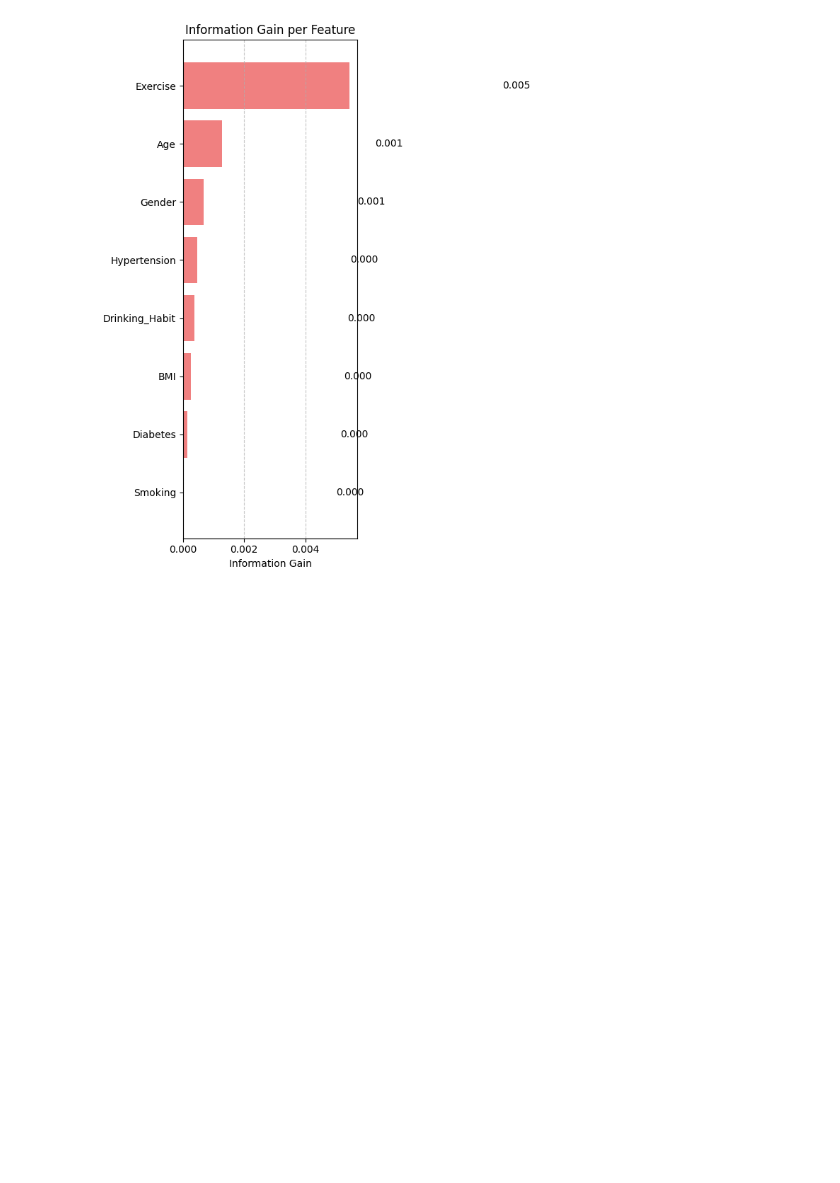
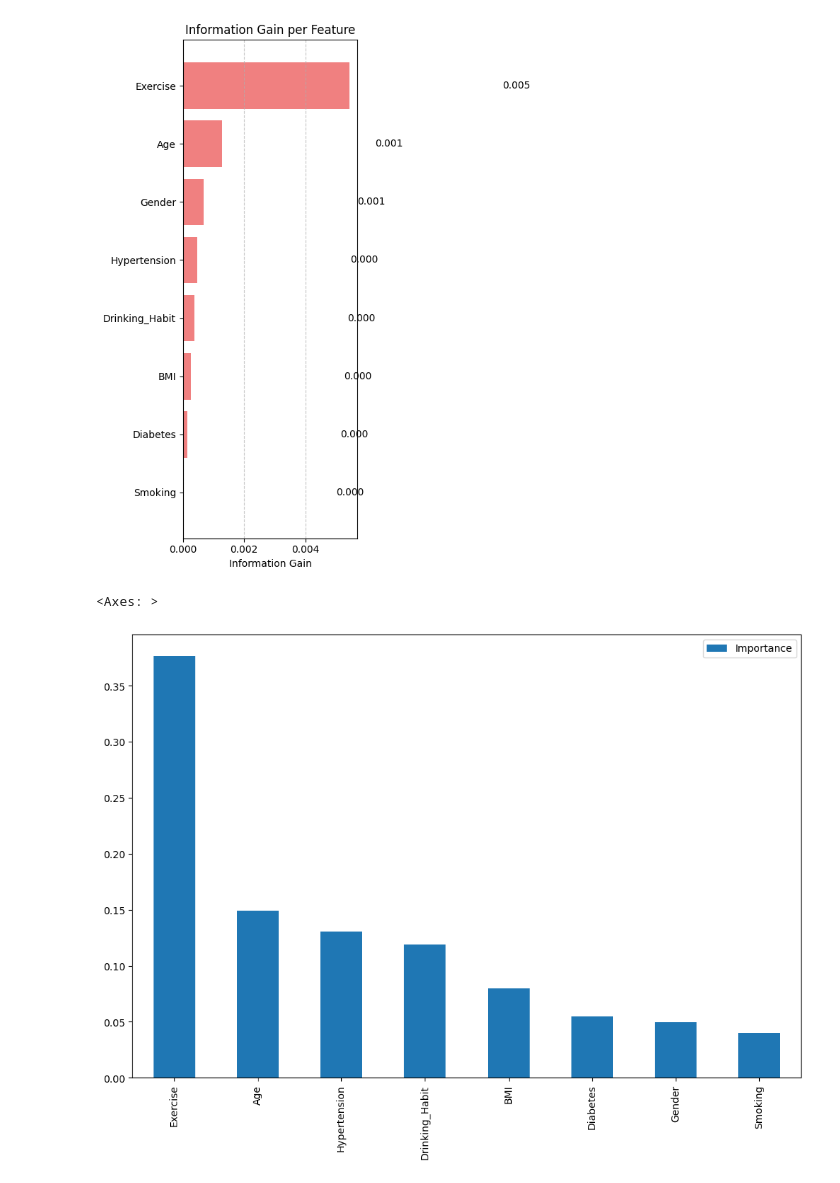
Before and after one commit to jweland/DataModels, a Jupyter notebook: main.ipynb, the cells around one changed output. Cells and saved outputs as stored; diff of their text form; code cells hidden in the pictures; blank space fills up the shorter version.

```diff
--- a/main.ipynb
+++ b/main.ipynb
@@ -96,6 +98,16 @@ plt.tight_layout()
 plt.show()
 # %% [output]
 [figure]
+# %%
+# this is better to look at than information gain
+unbalanced_FI = clf_unbalanced.feature_importances_ # how much does this feature account for the variance
+
+feat_importances = pd.DataFrame(unbalanced_FI, index=X.columns, columns=["Importance"])
+feat_importances.sort_values(by='Importance', ascending=False, inplace=True)
+feat_importances.plot(kind='bar', figsize=(12,8))
+# %% [output]
+<Axes: >
+[figure, added]
 # %%
 # Apply SMOTE to Balance Dataset
 sm = SMOTE(random_state=42)
```
Also changed, not shown: parts of 6 cells of this notebook.
